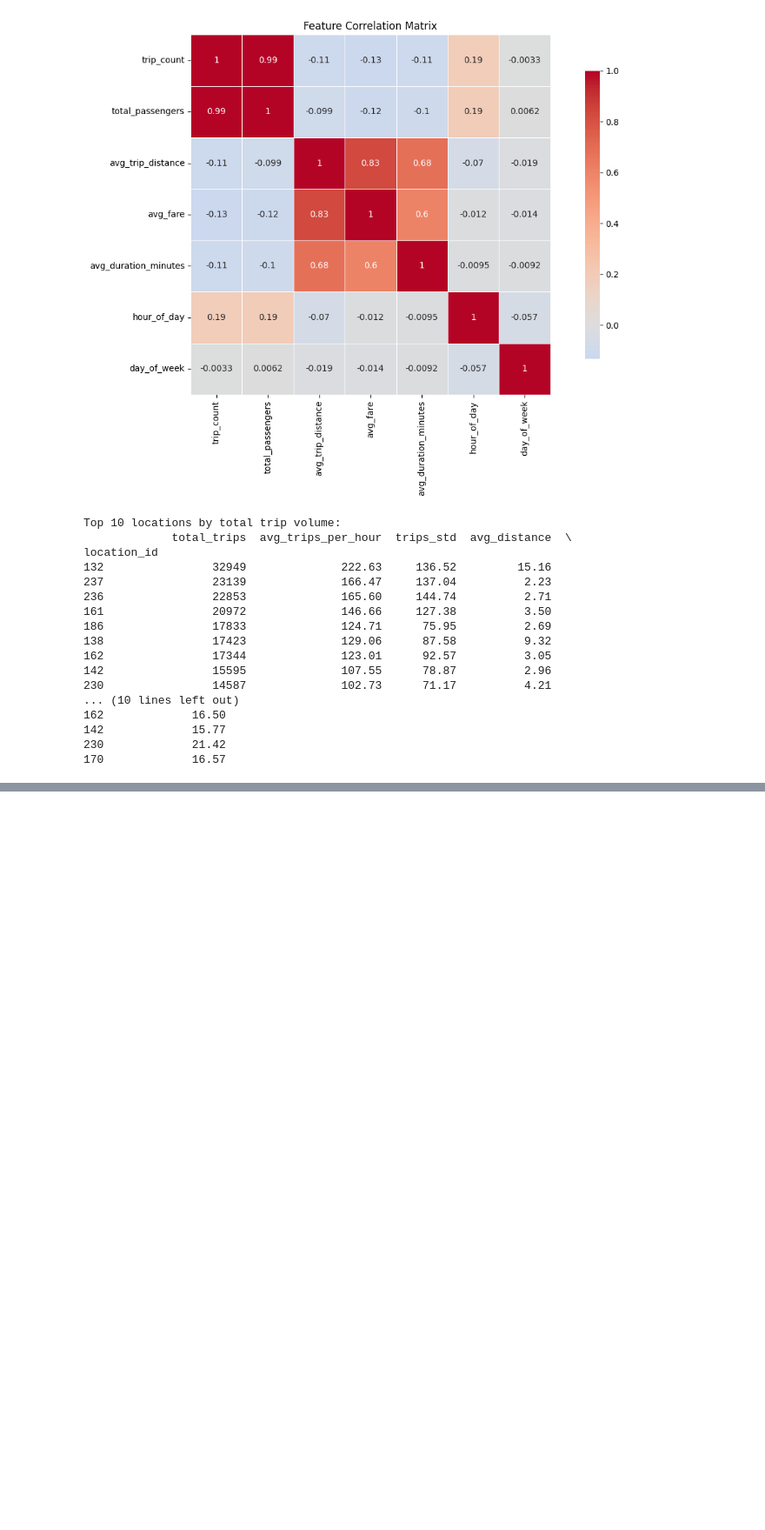
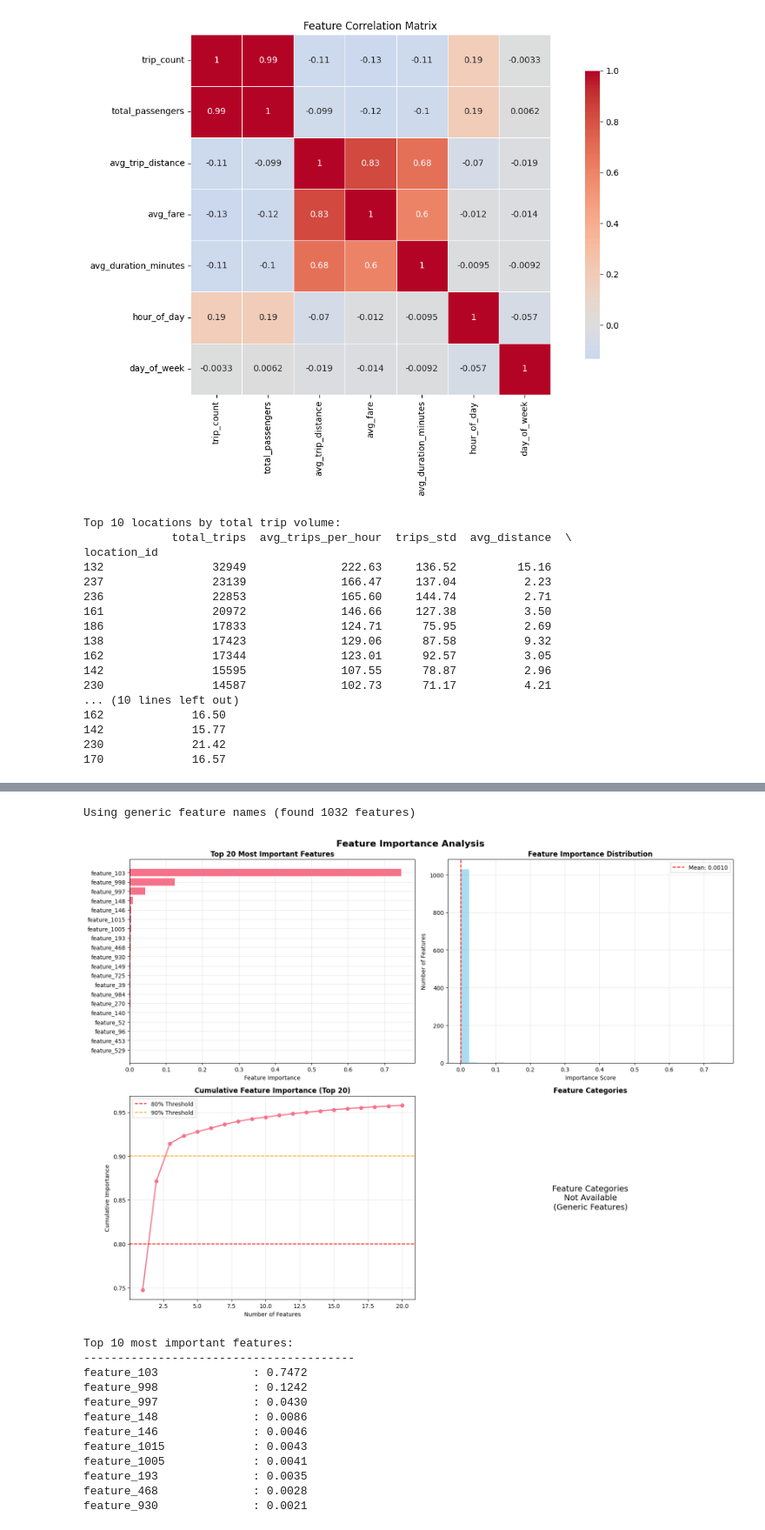
Before and after one commit to DarthMasamune/NYC-Taxi-Demand-Forecasting, a Jupyter notebook: NYC Taxi Forecasting.ipynb, the cells around one changed output, grey strips where cells are left out. Shown at 87% size. Cells and saved outputs as stored; diff of their text form; code cells hidden in the pictures; blank space fills up the shorter version.

```diff
--- a/NYC Taxi Forecasting.ipynb
+++ b/NYC Taxi Forecasting.ipynb
@@ -305,0 +2965,79 @@ location_id
+# %%
+# Get feature names
+rf_model = best_models['RandomForest_Baseline']
+n_features = rf_model.n_features_in_
+feature_names = [f'feature_{i}' for i in range(n_features)]
+print(f"Using generic feature names (found {n_features} features)")
+
+# Get feature importance
+feature_importance = rf_model.feature_importances_
+
+# Create feature importance DataFrame
+importance_df = pd.DataFrame({
+    'feature': feature_names,
+    'importance': feature_importance
+}).sort_values('importance', ascending=False)
+
+# Plot feature importance
+fig, axes = plt.subplots(2, 2, figsize=(16, 12))
+fig.suptitle('Feature Importance Analysis', fontsize=16, fontweight='bold')
+
+# Top 20 features bar plot
+top_features = importance_df.head(20)
+axes[0, 0].barh(top_features['feature'], top_features['importance'])
+axes[0, 0].set_title('Top 20 Most Important Features', fontweight='bold')
+axes[0, 0].set_xlabel('Feature Importance')
+axes[0, 0].invert_yaxis()
+axes[0, 0].grid(True, alpha=0.3)
+
+# Feature importance distribution
+axes[0, 1].hist(importance_df['importance'], bins=30, alpha=0.7, color='skyblue')
+axes[0, 1].set_title('Feature Importance Distribution', fontweight='bold')
+axes[0, 1].set_xlabel('Importance Score')
+axes[0, 1].set_ylabel('Number of Features')
+axes[0, 1].axvline(importance_df['importance'].mean(), color='red', linestyle='--',
+                   label=f'Mean: {importance_df["importance"].mean():.4f}')
+axes[0, 1].legend()
+axes[0, 1].grid(True, alpha=0.3)
+
+# Cumulative importance
+cumulative_importance = np.cumsum(top_features['importance'])
+axes[1, 0].plot(range(1, len(cumulative_importance)+1), cumulative_importance, 'o-', linewidth=2)
+axes[1, 0].set_title('Cumulative Feature Importance (Top 20)', fontweight='bold')
+axes[1, 0].set_xlabel('Number of Features')
+axes[1, 0].set_ylabel('Cumulative Importance')
+axes[1, 0].axhline(0.8, color='red', linestyle='--', label='80% Threshold')
+axes[1, 0].axhline(0.9, color='orange', linestyle='--', label='90% Threshold')
+axes[1, 0].legend()
+axes[1, 0].grid(True, alpha=0.3)
+
+# Skip pie chart for generic features
+axes[1, 1].axis('off')
+axes[1, 1].text(0.5, 0.5, 'Feature Categories\nNot Available\n(Generic Features)',
+                ha='center', va='center', fontsize=14,
+                transform=axes[1, 1].transAxes)
+axes[1, 1].set_title('Feature Categories', fontweight='bold')
+
+plt.tight_layout()
+plt.show()
+
+# Print top features
+print(f"\nTop 10 most important features:")
+print("-" * 40)
+for i, row in importance_df.head(10).iterrows():
+    print(f"{row['feature']:25s}: {row['importance']:.4f}")
+# %% [output]
+Using generic feature names (found 1032 features)
+[figure, added]
+Top 10 most important features:
+----------------------------------------
+feature_103              : 0.7472
+feature_998              : 0.1242
+feature_997              : 0.0430
+feature_148              : 0.0086
+feature_146              : 0.0046
+feature_1015             : 0.0043
+feature_1005             : 0.0041
+feature_193              : 0.0035
+feature_468              : 0.0028
+feature_930              : 0.0021
```
Also changed, not shown: parts of 119 cells of this notebook.
